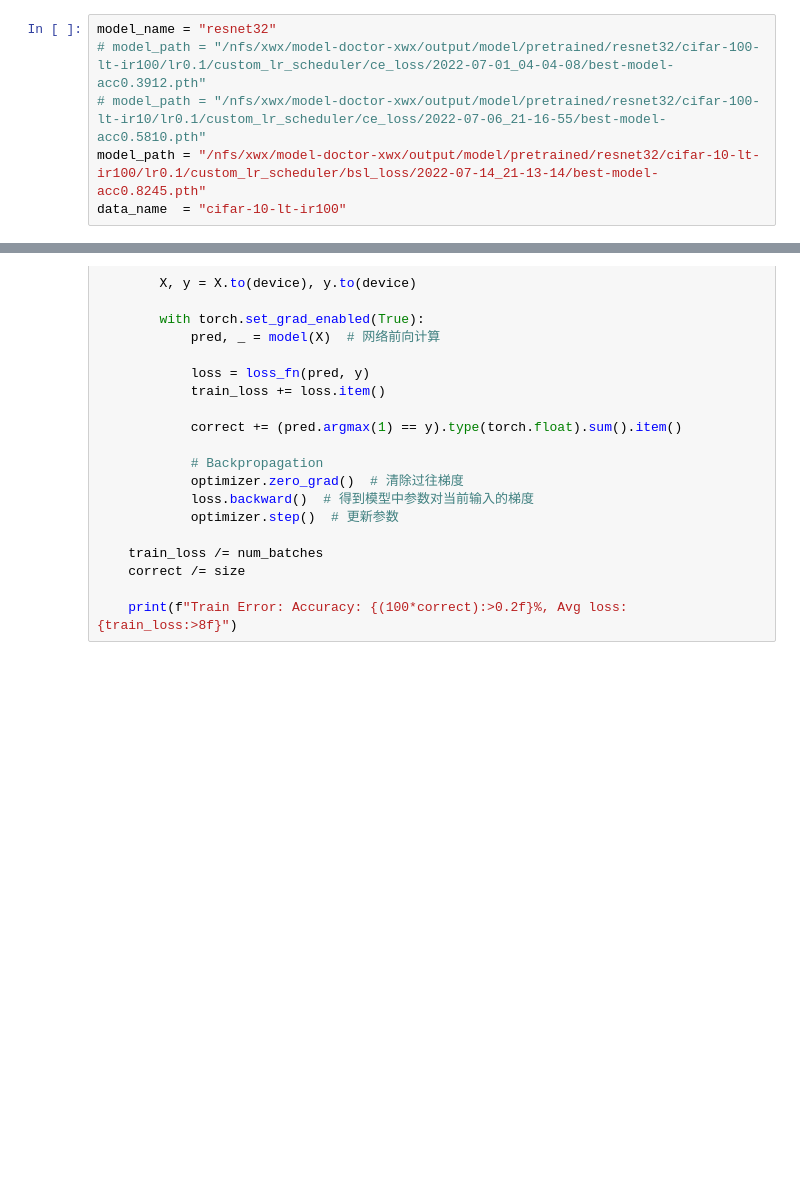
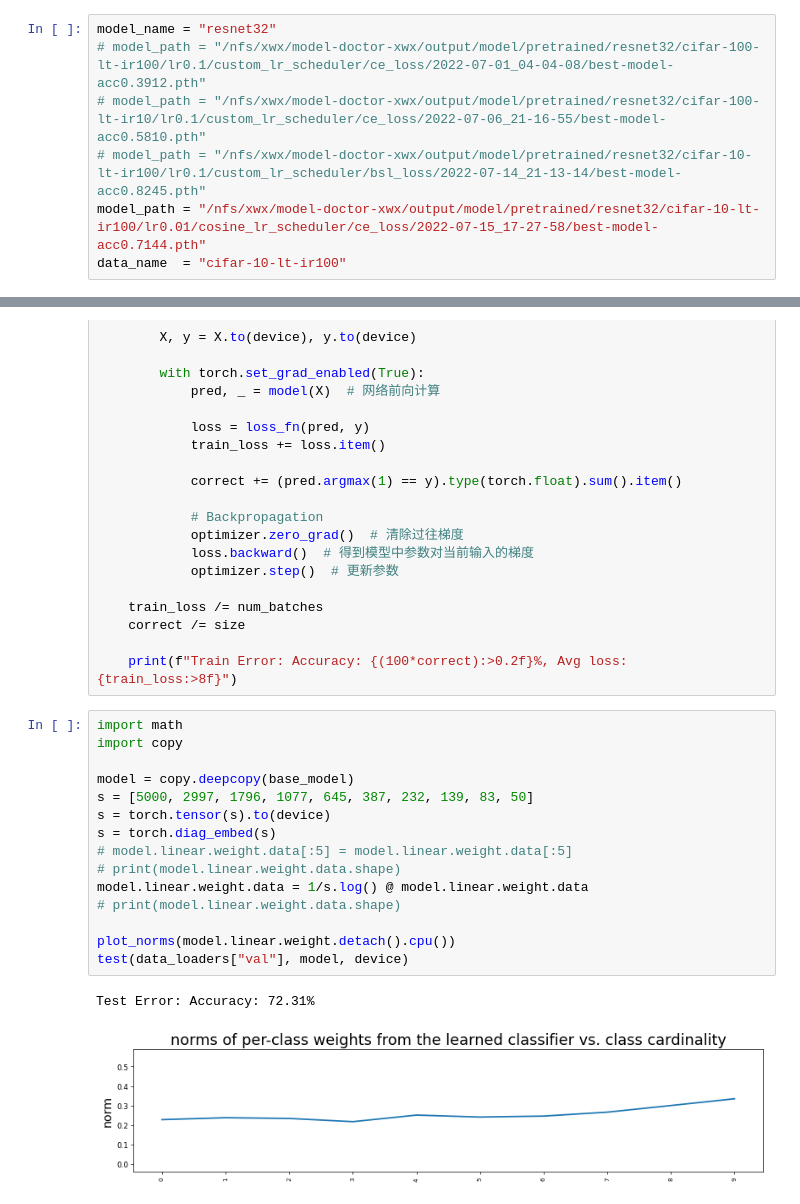
Before and after one commit to tcmyxc/model-doctor-xwx, a Jupyter notebook: 测试分类器正则化.ipynb, the cells around one changed output, grey strips where cells are left out. Cells and saved outputs as stored; diff of their text form; blank space fills up the shorter version.

```diff
--- a/测试分类器正则化.ipynb
+++ b/测试分类器正则化.ipynb
@@ -41,7 +41,8 @@ warnings.filterwarnings("ignore")
 model_name = "resnet32"
 # model_path = "/nfs/xwx/model-doctor-xwx/output/model/pretrained/resnet32/cifar-100-lt-ir100/lr0.1/custom_lr_scheduler/ce_loss/2022-07-01_04-04-08/best-model-acc0.3912.pth"
 # model_path = "/nfs/xwx/model-doctor-xwx/output/model/pretrained/resnet32/cifar-100-lt-ir10/lr0.1/custom_lr_scheduler/ce_loss/2022-07-06_21-16-55/best-model-acc0.5810.pth"
-model_path = "/nfs/xwx/model-doctor-xwx/output/model/pretrained/resnet32/cifar-10-lt-ir100/lr0.1/custom_lr_scheduler/bsl_loss/2022-07-14_21-13-14/best-model-acc0.8245.pth"
+# model_path = "/nfs/xwx/model-doctor-xwx/output/model/pretrained/resnet32/cifar-10-lt-ir100/lr0.1/custom_lr_scheduler/bsl_loss/2022-07-14_21-13-14/best-model-acc0.8245.pth"
+model_path = "/nfs/xwx/model-doctor-xwx/output/model/pretrained/resnet32/cifar-10-lt-ir100/lr0.01/cosine_lr_scheduler/ce_loss/2022-07-15_17-27-58/best-model-acc0.7144.pth"
 data_name  = "cifar-10-lt-ir100"
 # %%
 device = torch.device('cuda:2' if torch.cuda.is_available() else 'cpu')
@@ -194,4 +210,22 @@ def train(dataloader, model, loss_fn, optimizer, device):
     correct /= size
 
     print(f"Train Error: Accuracy: {(100*correct):>0.2f}%, Avg loss: {train_loss:>8f}")
+# %%
+import math
+import copy
+
+model = copy.deepcopy(base_model)
+s = [5000, 2997, 1796, 1077, 645, 387, 232, 139, 83, 50]
+s = torch.tensor(s).to(device)
+s = torch.diag_embed(s)
+# model.linear.weight.data[:5] = model.linear.weight.data[:5]
+# print(model.linear.weight.data.shape)
+model.linear.weight.data = 1/s.log() @ model.linear.weight.data
+# print(model.linear.weight.data.shape)
+
+plot_norms(model.linear.weight.detach().cpu())
+test(data_loaders["val"], model, device)
+# %% [output]
+Test Error: Accuracy: 72.31%
+[figure, added]
 # %%
```
Also changed, not shown: parts of 6 cells of this notebook, 16 other files.
